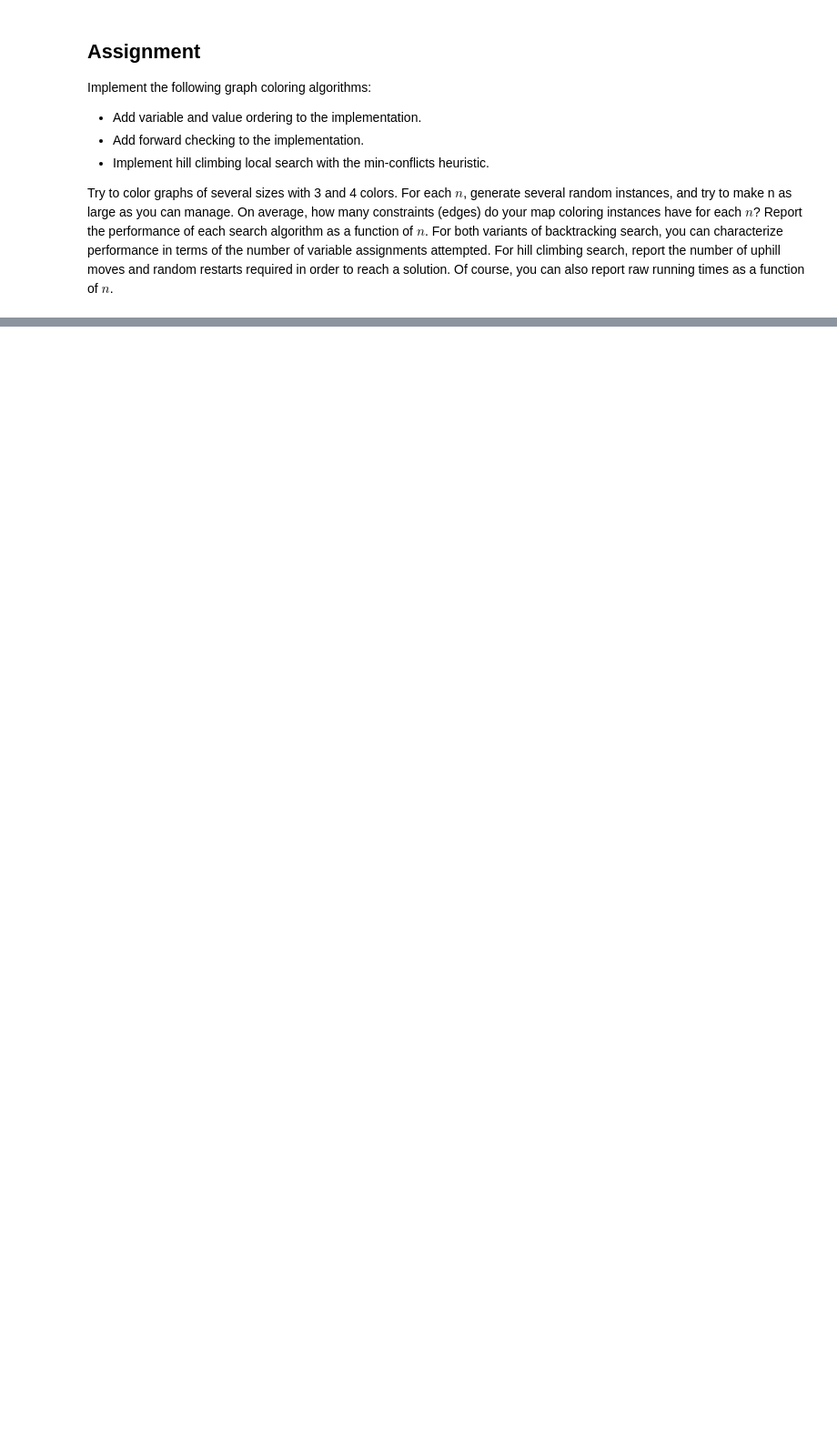
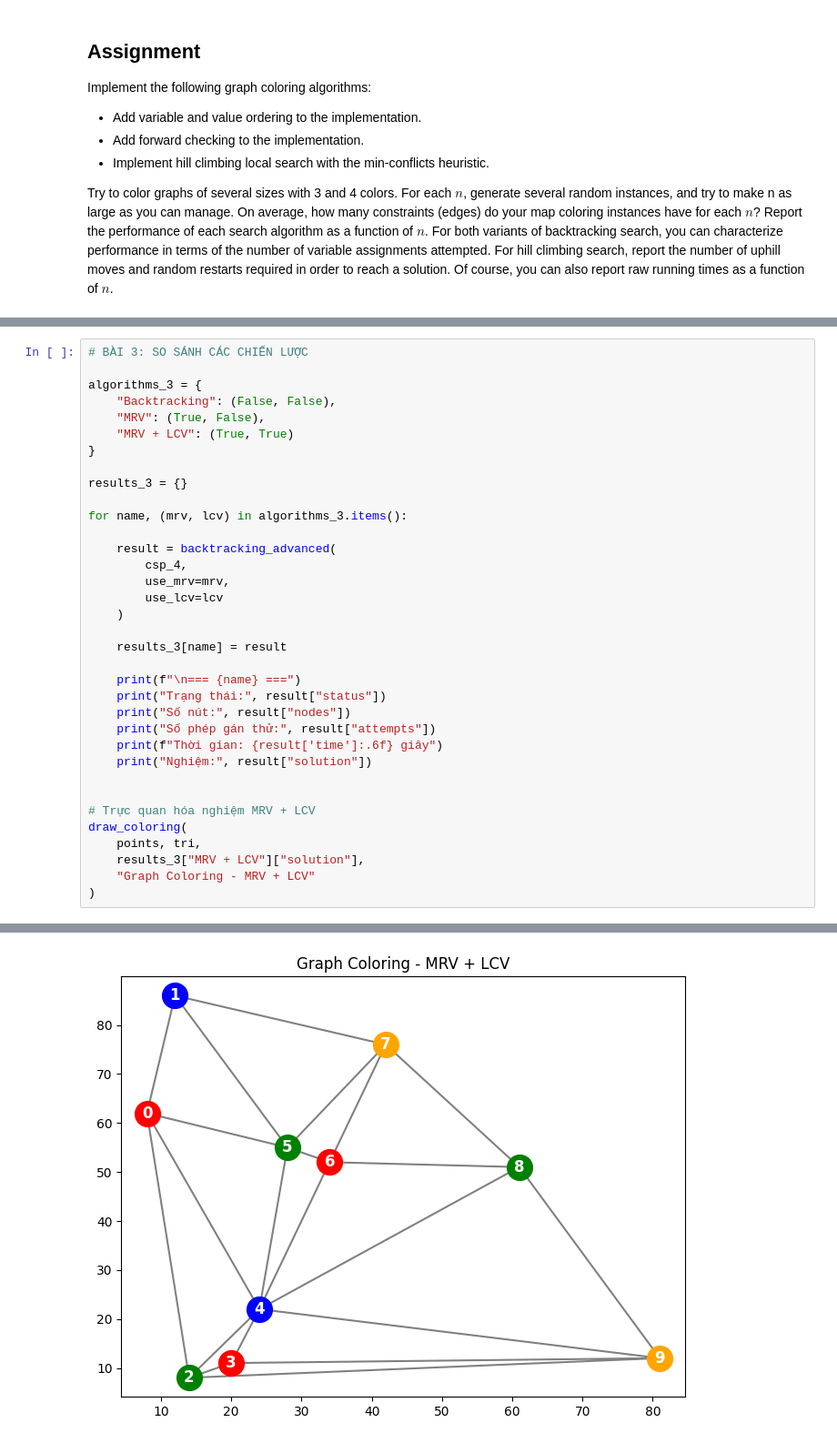
Before and after one commit to bibo0610/TTNTNC_10, a Jupyter notebook: lab4_CSP/CSP_graph_coloring_example.ipynb, the cells around one changed output, grey strips where cells are left out. Shown at 91% size. Saved outputs shown, nothing was run; the diff lists cells and outputs as text; blank space fills up the shorter version.

```diff
--- a/lab4_CSP/CSP_graph_coloring_example.ipynb
+++ b/lab4_CSP/CSP_graph_coloring_example.ipynb
@@ -421,0 +671,36 @@ Try to color graphs of several sizes with 3 and 4 colors. For each $n$, generate
+# %%
+# BÀI 3: SO SÁNH CÁC CHIẾN LƯỢC
+
+algorithms_3 = {
+    "Backtracking": (False, False),
+    "MRV": (True, False),
+    "MRV + LCV": (True, True)
+}
+
+results_3 = {}
+
+for name, (mrv, lcv) in algorithms_3.items():
+
+    result = backtracking_advanced(
+        csp_4,
+        use_mrv=mrv,
+        use_lcv=lcv
+    )
+
+    results_3[name] = result
+
+    print(f"\n=== {name} ===")
+    print("Trạng thái:", result["status"])
+    print("Số nút:", result["nodes"])
+    print("Số phép gán thử:", result["attempts"])
+    print(f"Thời gian: {result['time']:.6f} giây")
+    print("Nghiệm:", result["solution"])
+
+
+# Trực quan hóa nghiệm MRV + LCV
+draw_coloring(
+    points, tri,
+    results_3["MRV + LCV"]["solution"],
+    "Graph Coloring - MRV + LCV"
+)
+# %% [output]
@@ -421,0 +727 @@ Try to color graphs of several sizes with 3 and 4 colors. For each $n$, generate
+[figure, added]
```
Also changed, not shown: parts of 30 cells of this notebook.
